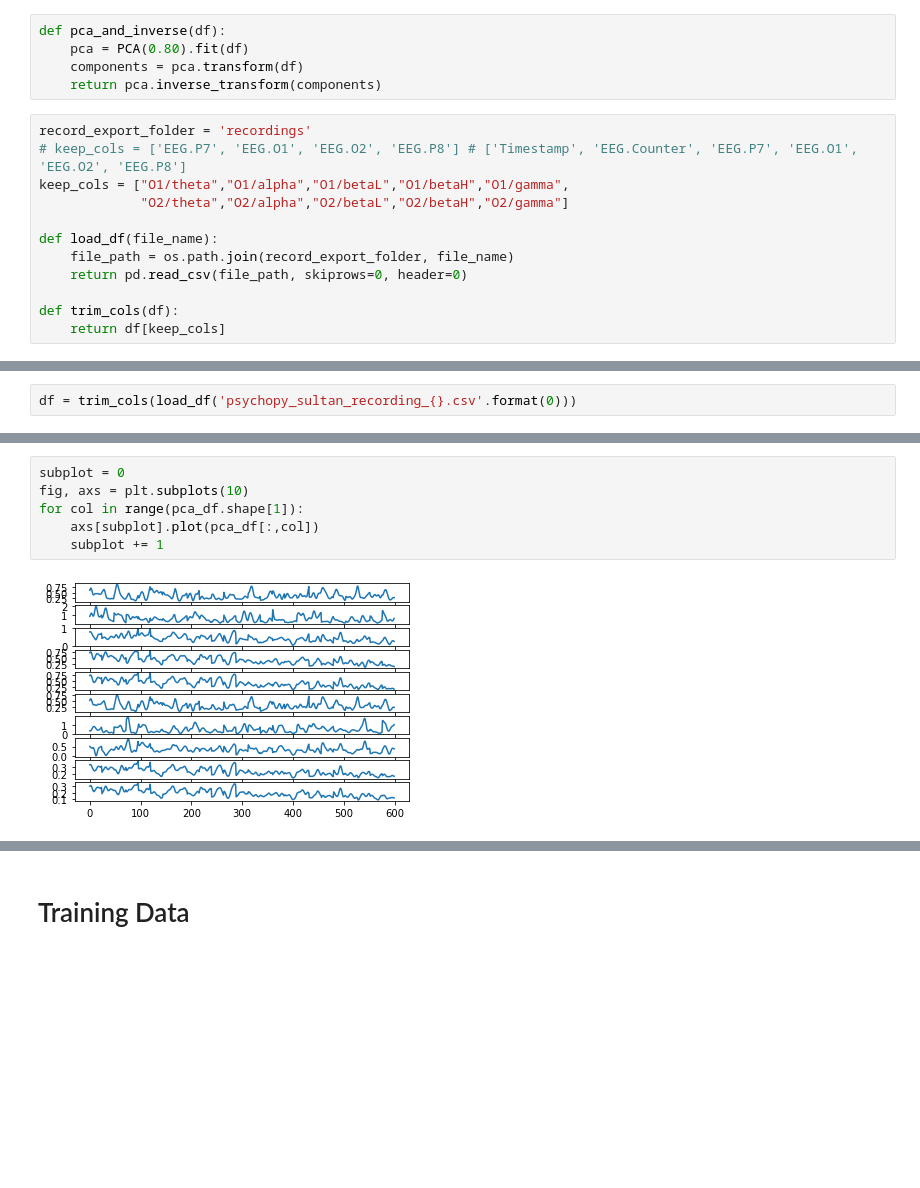
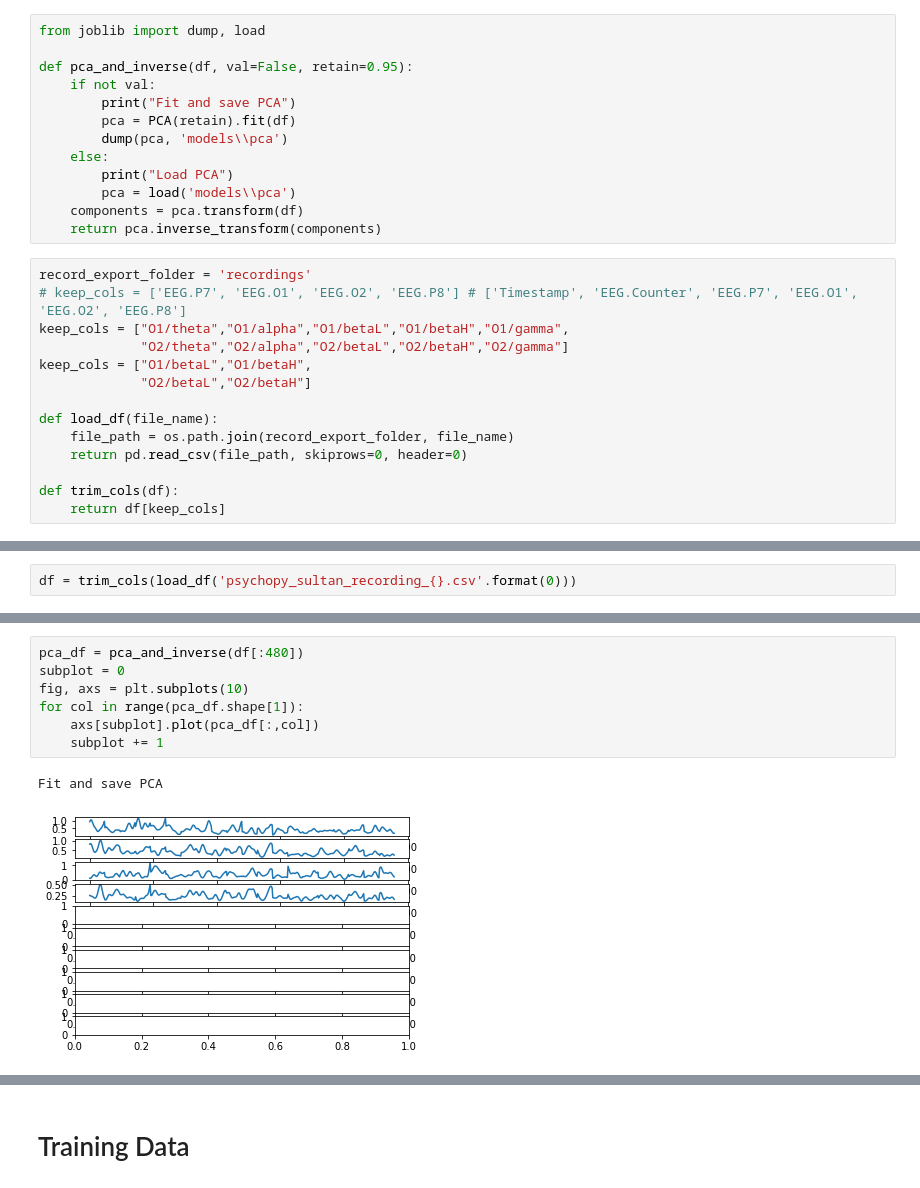
Before and after one commit to salzaabi/CapstoneJ8, a Jupyter notebook: LSTM_Stare_Data.ipynb, the cells around one changed output, grey strips where cells are left out. Saved outputs shown, nothing was run; the diff lists cells and outputs as text; blank space fills up the shorter version.

Commit message:
trying PCA and dense models

```diff
--- a/LSTM_Stare_Data.ipynb
+++ b/LSTM_Stare_Data.ipynb
@@ -12,16 +12,26 @@ from scipy.signal import butter, lfilter, filtfilt, freqz
 from scipy import signal
 # %% [markdown]
 <h1> Fitlering Functions
-# %%
-def pca_and_inverse(df):
-    pca = PCA(0.80).fit(df)
-    components = pca.transform(df)
-    return pca.inverse_transform(components)
+# %%
+from joblib import dump, load
+
+def pca_and_inverse(df, val=False, retain=0.95):
+    if not val:
+        print("Fit and save PCA")
+        pca = PCA(retain).fit(df)
+        dump(pca, 'models\\pca')
+    else:
+        print("Load PCA")
+        pca = load('models\\pca')
+    components = pca.transform(df)
+    return pca.inverse_transform(components)
 # %%
 record_export_folder = 'recordings'
 # keep_cols = ['EEG.P7', 'EEG.O1', 'EEG.O2', 'EEG.P8'] # ['Timestamp', 'EEG.Counter', 'EEG.P7', 'EEG.O1', 'EEG.O2', 'EEG.P8']
 keep_cols = ["O1/theta","O1/alpha","O1/betaL","O1/betaH","O1/gamma",
              "O2/theta","O2/alpha","O2/betaL","O2/betaH","O2/gamma"]
+keep_cols = ["O1/betaL","O1/betaH",
+             "O2/betaL","O2/betaH"]
 
 def load_df(file_name):
     file_path = os.path.join(record_export_folder, file_name)
@@ -55,8 +54,10 @@ for col in df.columns:
 # %%
+pca_df = pca_and_inverse(df[:480])
 subplot = 0
 fig, axs = plt.subplots(10)
 for col in range(pca_df.shape[1]):
     axs[subplot].plot(pca_df[:,col])
     subplot += 1
 # %% [output]
+Fit and save PCA
-[figure, old version]
+[figure, new version]
```
Also changed, not shown: parts of 25 cells of this notebook, 3 other files.
